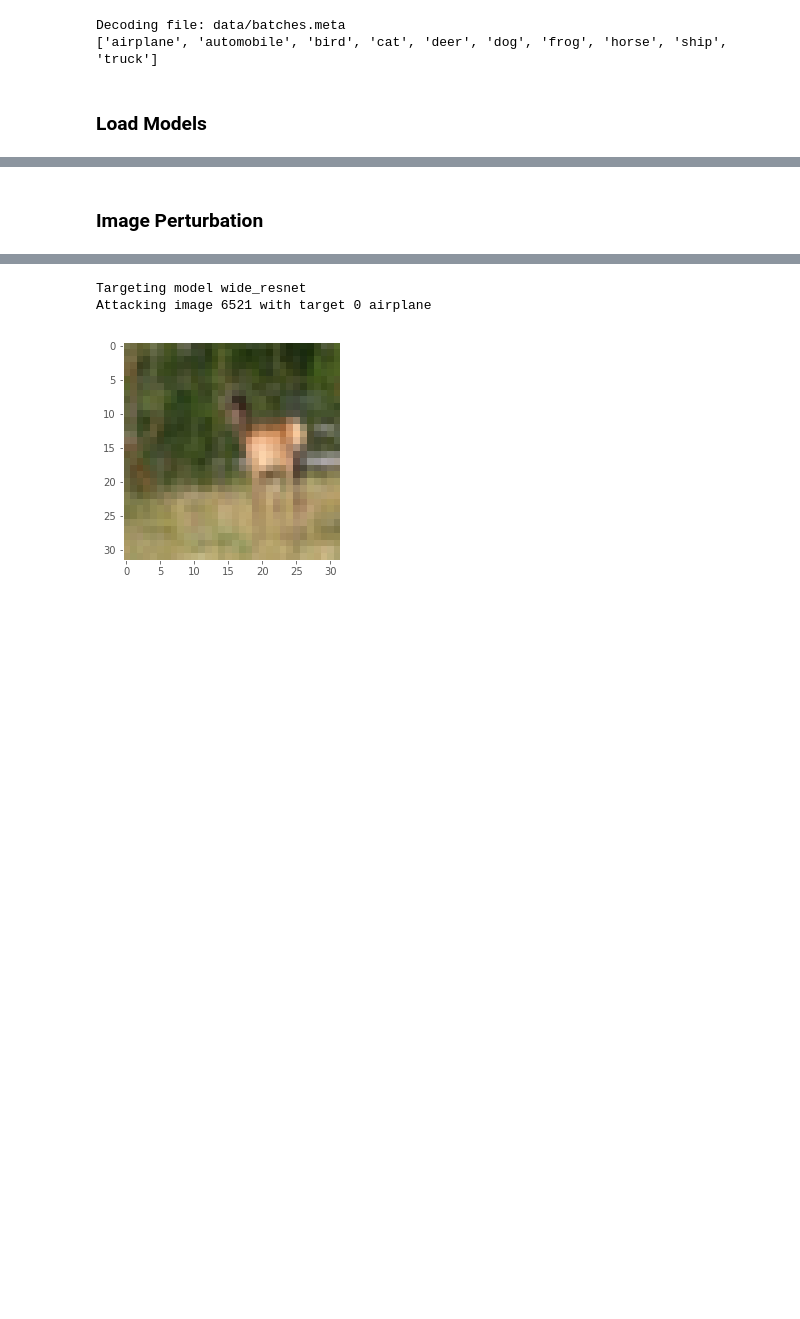
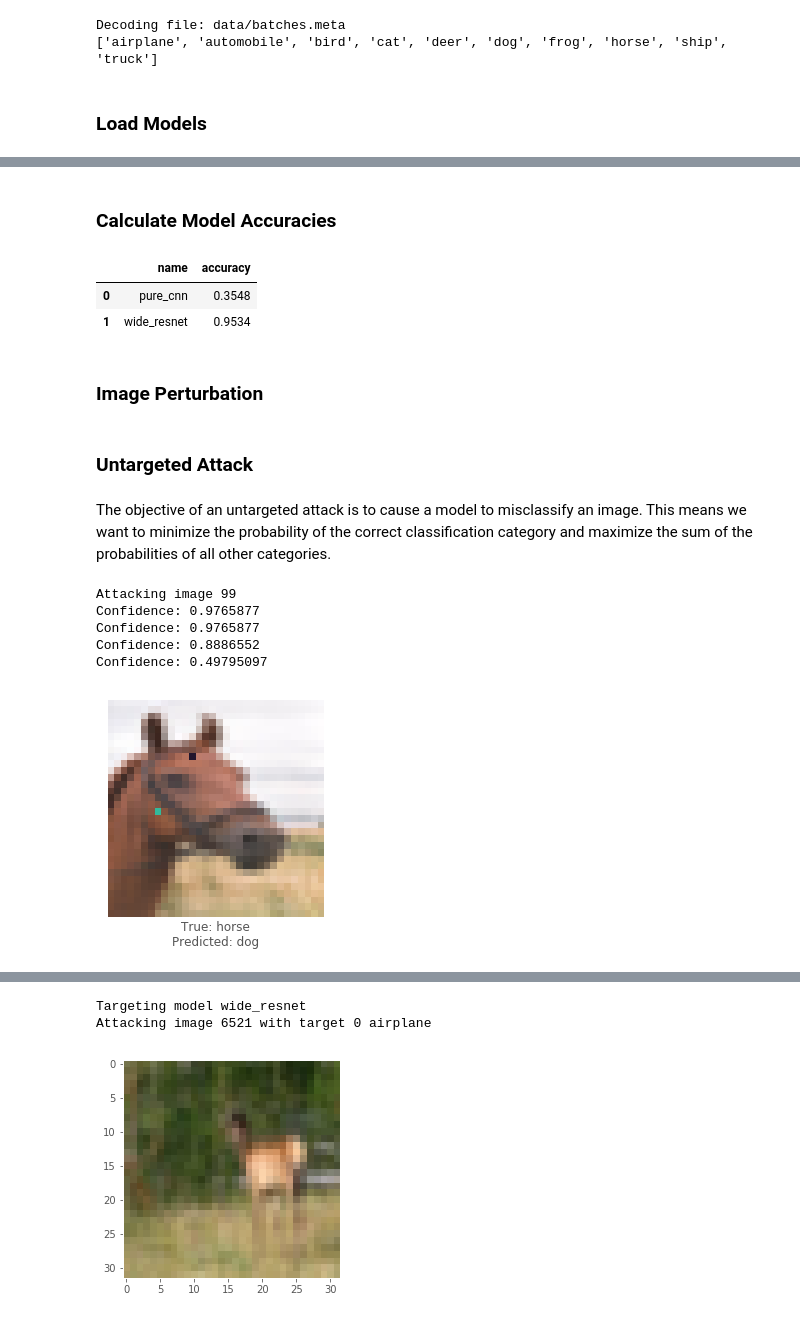
Before and after one commit to Hyperparticle/one-pixel-attack-keras, a Jupyter notebook: one-pixel-attack.ipynb, the cells around one changed output, grey strips where cells are left out. Cells and saved outputs as stored; diff of their text form; code cells hidden in the pictures; blank space fills up the shorter version.

Commit message:
Iterate through untargeted attack

```diff
--- a/one-pixel-attack.ipynb
+++ b/one-pixel-attack.ipynb
@@ -45,0 +52,2 @@ Successfully loaded wide_resnet
+# %% [markdown]
+### Calculate Model Accuracies
@@ -46,3 +58,9 @@ Successfully loaded wide_resnet
+# %%
+final_results
+# %% [output]
+|  | name | accuracy |
+| 0 | pure_cnn | 0.3548 |
+| 1 | wide_resnet | 0.9534 |
 # %% [markdown]
 ### Image Perturbation
 # %%
@@ -53,6 +71,12 @@ def perturb_image(x, img):
         x_pos, y_pos, rgb = *x[:2], x[2:]
         img[x_pos][y_pos] = rgb
     return img
+# %%
+def predict_untargeted(x, *args):
+    img, correct_class, model = args
+    img_perturbed = perturb_image(x, img)
+    prediction = model.predict(img_perturbed)
+    return prediction[correct_class]
 # %%
 def predict_targeted(x, *args):
     img, target_class, model = args
@@ -62,6 +86,47 @@ def predict_targeted(x, *args):
+# %% [markdown]
+### Untargeted Attack
+# %% [markdown]
+The objective of an untargeted attack is to cause a model to misclassify an image. This means we want to minimize the probability of the correct classification category and maximize the sum of the probabilities of all other categories.
+# %%
+def attack_untargeted_iteration(img, model, pixel_count=1, iterations=30,
+                                population=100, mutation=0.5, recombination=0.7,
+                                stop_threshold=-0.01, callback=None):
+    print('Attacking image', img)
+
+    args = x_test[img], y_test[img], model
+    bounds = [(0,32), (0,32), (0,256), (0,256), (0,256)] * pixel_count
+    attack = predict_untargeted
+
+    cb = None if callback == None else lambda x,convergence: callback(x, convergence, args)
+    disp = callback == None
+
+    res = differential_evolution(attack, bounds, args=args, maxiter=iterations, popsize=population, mutation=0.5, recombination=1, atol=stop_threshold, disp=disp, callback=cb)
+
+    attack_image = perturb_image(res.x, x_test[img])
+    predicted_probs = model.predict(attack_image)
+    predicted_class = np.argmax(predicted_probs)
+    actual_class = y_test[img][0]
+    success = predicted_class != actual_class
+
+    plot_image(attack_image, actual_class, class_names, predicted_class)
+
+    return [img, actual_class, predicted_class, success, predicted_probs, attack_image]
 # %%
-def predict_untargeted(x, *args):
+def untargeted_callback(x, convergence, args):
     img, correct_class, model = args
+    correct_class = correct_class[0]
     img_perturbed = perturb_image(x, img)
-    prediction = model.predict(img_perturbed)
-    return prediction[0][correct_class]
+    confidence = model.predict(img_perturbed)
+    prediction = np.argmax(confidence)
+    print('Confidence:', confidence[correct_class])
+    if (prediction != correct_class):
+        return True # Do it this way because returning it directly will prevent early halting
+# %%
+_ = attack_untargeted_iteration(99, wide_resnet, pixel_count=2, callback=untargeted_callback)
+# %% [output]
+Attacking image 99
+Confidence: 0.9765877
+Confidence: 0.9765877
+Confidence: 0.8886552
+Confidence: 0.49795097
+[figure, added]
```
Also changed, not shown: parts of 17 cells of this notebook, 7 other files.
